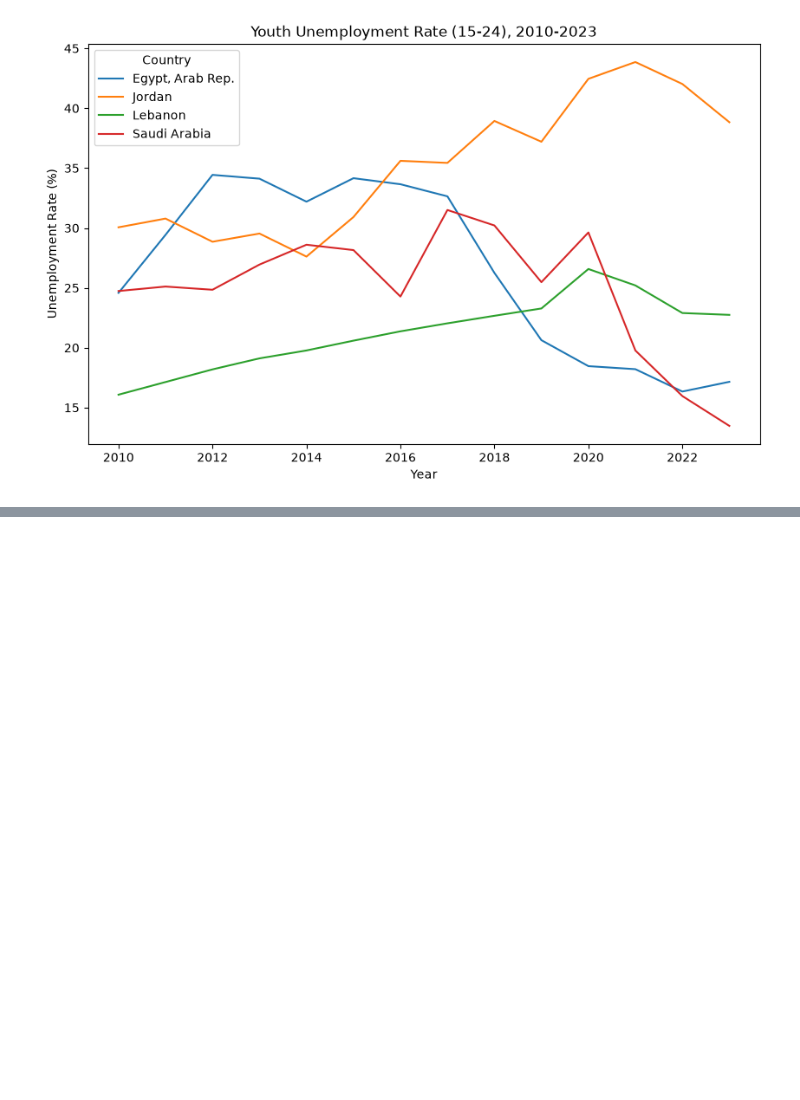
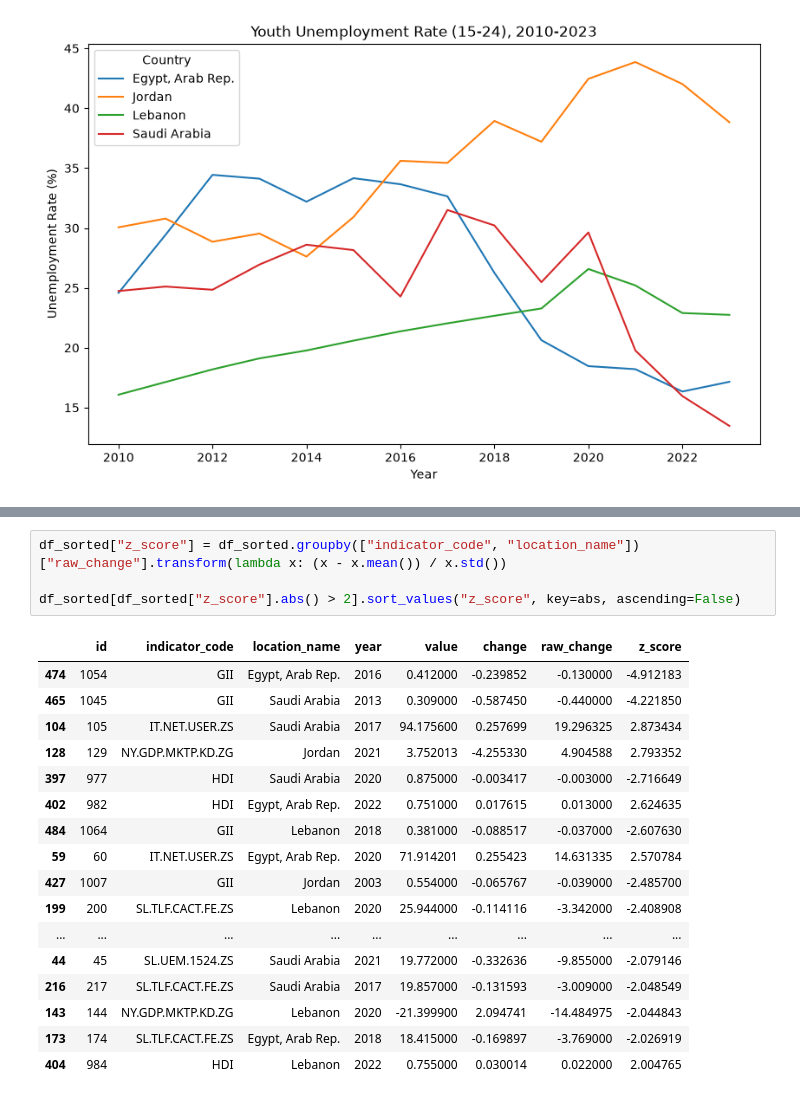
Before and after one commit to alshalabiraghad/jordan-dev-data-explorer, a Jupyter notebook: analysis.ipynb, the cells around one changed output, grey strips where cells are left out. Drawn from its saved outputs; the diff is of its cells as text; blank space fills up the shorter version.

```diff
--- a/analysis.ipynb
+++ b/analysis.ipynb
@@ -107,0 +293,22 @@ Note: you may need to restart the kernel to use updated packages.
+# %%
+df_sorted["z_score"] = df_sorted.groupby(["indicator_code", "location_name"])["raw_change"].transform(lambda x: (x - x.mean()) / x.std())
+
+df_sorted[df_sorted["z_score"].abs() > 2].sort_values("z_score", key=abs, ascending=False)
+# %% [output]
+|  | id | indicator_code | location_name | year | value | change | raw_change | z_score |
+| 474 | 1054 | GII | Egypt, Arab Rep. | 2016 | 0.412000 | -0.239852 | -0.130000 | -4.912183 |
+| 465 | 1045 | GII | Saudi Arabia | 2013 | 0.309000 | -0.587450 | -0.440000 | -4.221850 |
+| 104 | 105 | IT.NET.USER.ZS | Saudi Arabia | 2017 | 94.175600 | 0.257699 | 19.296325 | 2.873434 |
+| 128 | 129 | NY.GDP.MKTP.KD.ZG | Jordan | 2021 | 3.752013 | -4.255330 | 4.904588 | 2.793352 |
+| 397 | 977 | HDI | Saudi Arabia | 2020 | 0.875000 | -0.003417 | -0.003000 | -2.716649 |
+| 402 | 982 | HDI | Egypt, Arab Rep. | 2022 | 0.751000 | 0.017615 | 0.013000 | 2.624635 |
+| 484 | 1064 | GII | Lebanon | 2018 | 0.381000 | -0.088517 | -0.037000 | -2.607630 |
+| 59 | 60 | IT.NET.USER.ZS | Egypt, Arab Rep. | 2020 | 71.914201 | 0.255423 | 14.631335 | 2.570784 |
+| 427 | 1007 | GII | Jordan | 2003 | 0.554000 | -0.065767 | -0.039000 | -2.485700 |
+| 199 | 200 | SL.TLF.CACT.FE.ZS | Lebanon | 2020 | 25.944000 | -0.114116 | -3.342000 | -2.408908 |
+| ... | ... | ... | ... | ... | ... | ... | ... | ... |
+| 44 | 45 | SL.UEM.1524.ZS | Saudi Arabia | 2021 | 19.772000 | -0.332636 | -9.855000 | -2.079146 |
+| 216 | 217 | SL.TLF.CACT.FE.ZS | Saudi Arabia | 2017 | 19.857000 | -0.131593 | -3.009000 | -2.048549 |
+| 143 | 144 | NY.GDP.MKTP.KD.ZG | Lebanon | 2020 | -21.399900 | 2.094741 | -14.484975 | -2.044843 |
+| 173 | 174 | SL.TLF.CACT.FE.ZS | Egypt, Arab Rep. | 2018 | 18.415000 | -0.169897 | -3.769000 | -2.026919 |
+| 404 | 984 | HDI | Lebanon | 2022 | 0.755000 | 0.030014 | 0.022000 | 2.004765 |
```
Also changed, not shown: parts of 21 cells of this notebook.
